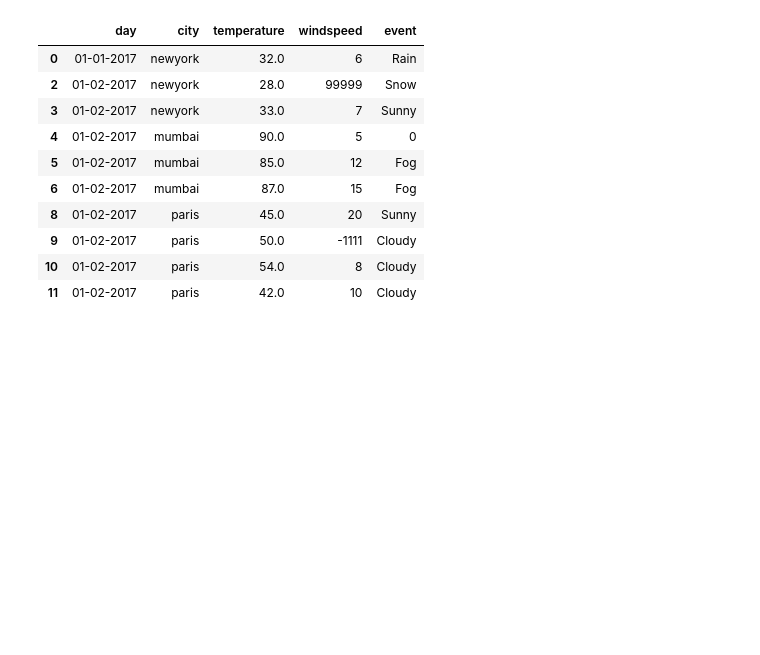
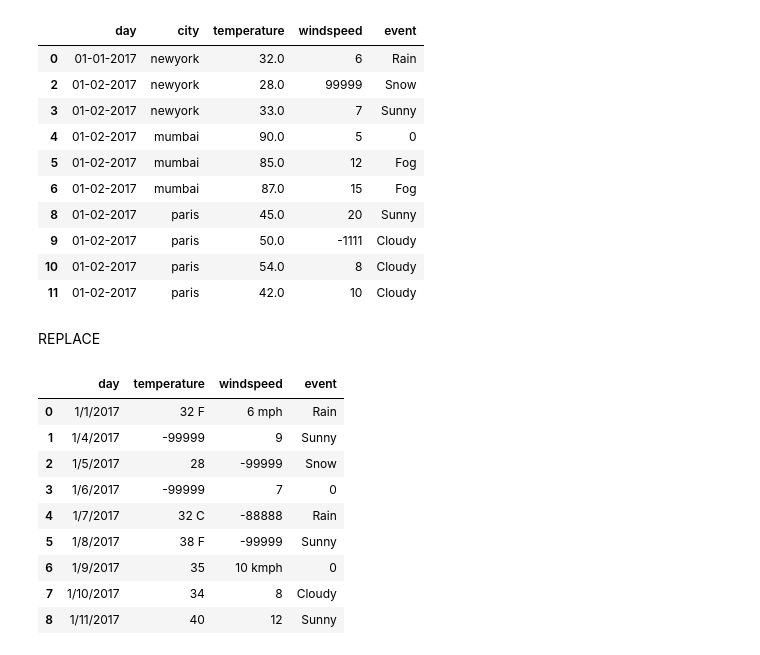
Before and after one commit to shimnasherin73/python-basics, a Jupyter notebook: pandas.ipynb, the cells around one changed output. Drawn from its saved outputs; the diff is of its cells as text; code cells hidden in the pictures; blank space fills up the shorter version.

```diff
--- a/pandas.ipynb
+++ b/pandas.ipynb
@@ -912,3 +912,20 @@ data_missing.dropna(how='any')
 | 9 | 01-02-2017 | paris | 50.0 | -1111 | Cloudy |
 | 10 | 01-02-2017 | paris | 54.0 | 8 | Cloudy |
 | 11 | 01-02-2017 | paris | 42.0 | 10 | Cloudy |
+# %% [markdown]
+REPLACE
+# %%
+import pandas as pd
+data=pd.read_csv('C:\\Users\\pc\\python-basics\\missing_weather_data_pandas.csv')
+data
+# %% [output]
+|  | day | temperature | windspeed | event |
+| 0 | 1/1/2017 | 32 F | 6 mph | Rain |
+| 1 | 1/4/2017 | -99999 | 9 | Sunny |
+| 2 | 1/5/2017 | 28 | -99999 | Snow |
+| 3 | 1/6/2017 | -99999 | 7 | 0 |
+| 4 | 1/7/2017 | 32 C | -88888 | Rain |
+| 5 | 1/8/2017 | 38 F | -99999 | Sunny |
+| 6 | 1/9/2017 | 35 | 10 kmph | 0 |
+| 7 | 1/10/2017 | 34 | 8 | Cloudy |
+| 8 | 1/11/2017 | 40 | 12 | Sunny |
```
Also changed, not shown: parts of 37 cells of this notebook, 3 other files.
